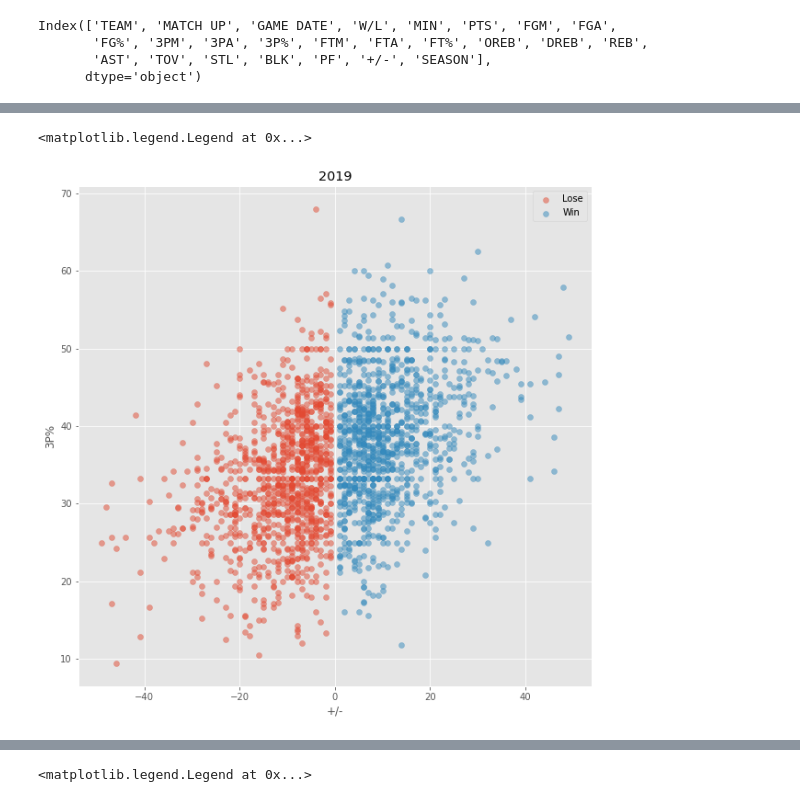
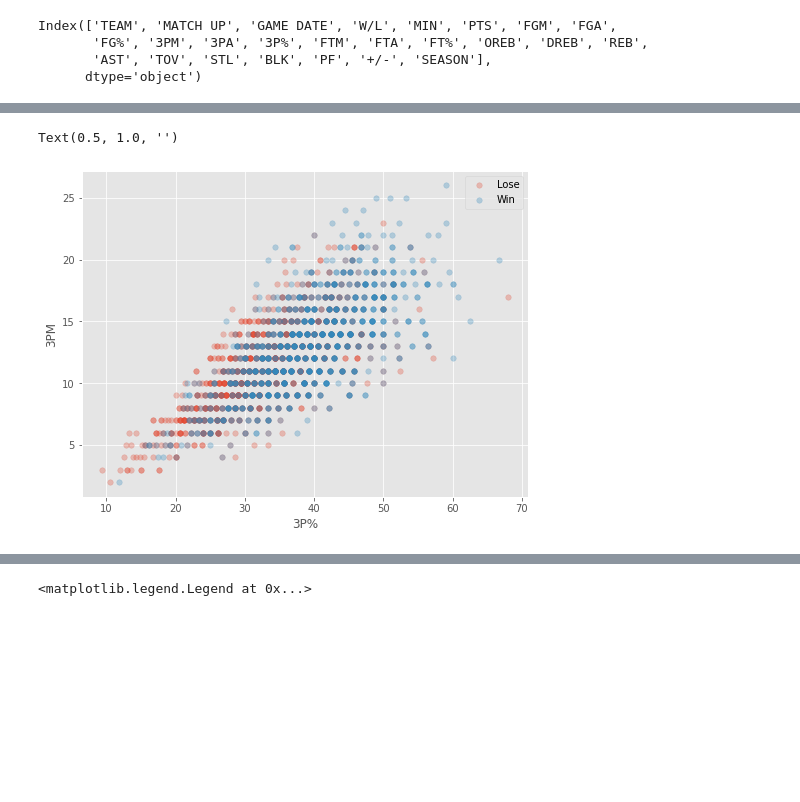
Before and after one commit to Nick-Henderson/nba-3pt-analysis, a Jupyter notebook: nba-eda.ipynb, the cells around one changed output, grey strips where cells are left out. Saved outputs shown, nothing was run; the diff lists cells and outputs as text; code cells hidden in the pictures; blank space fills up the shorter version.

Commit message:
added plots and explored data more

```diff
--- a/nba-eda.ipynb
+++ b/nba-eda.ipynb
@@ -43,3 +43,18 @@ Index(['TEAM', 'MATCH UP', 'GAME DATE', 'W/L', 'MIN', 'PTS', 'FGM', 'FGA',
        'FG%', '3PM', '3PA', '3P%', 'FTM', 'FTA', 'FT%', 'OREB', 'DREB', 'REB',
        'AST', 'TOV', 'STL', 'BLK', 'PF', '+/-', 'SEASON'],
       dtype='object')
+# %%
+# Extracting opponent
+nba['OPPONENT'] = nba['MATCH UP'].str[-3:]
+# Extracting home/away
+conditions = [
+            (nba['MATCH UP'].str[4] == 'v'),
+            (nba['MATCH UP'].str[4] == '@')
+            ]
+values = ['HOME', 'AWAY']
+nba['HOME/AWAY'] = np.select(conditions, values)
+
+#Reordering columns and excluding obsolete MATCH UP column
+nba = nba[['TEAM','HOME/AWAY','OPPONENT','GAME DATE', 'W/L', 'MIN', 'PTS', 'FGM', 'FGA',
+       'FG%', '3PM', '3PA', '3P%', 'FTM', 'FTA', 'FT%', 'OREB', 'DREB', 'REB',
+       'AST', 'TOV', 'STL', 'BLK', 'PF', '+/-', 'SEASON']]
@@ -45,0 +77,3 @@ Index(['TEAM', 'MATCH UP', 'GAME DATE', 'W/L', 'MIN', 'PTS', 'FGM', 'FGA',
+# %%
+win = nba[nba['W/L']=='W']
+lose = nba[nba['W/L']=='L']
@@ -46,20 +102,22 @@ Index(['TEAM', 'MATCH UP', 'GAME DATE', 'W/L', 'MIN', 'PTS', 'FGM', 'FGA',
 # %%
-def scatter_win_lose(col1, col2, year_list, ax):
+def scatter_win_lose(col1, col2, year_list, ax,marker_size,alpha):
     df = nba[nba['SEASON'].isin(year_list)]
     win = df[df['W/L'] == 'W']
     lose = df[df['W/L'] == 'L']
 
-    ax.scatter(lose[col1],lose[col2],label = 'Lose',alpha=0.5)
-    ax.scatter(win[col1],win[col2],label = 'Win',alpha=0.5)
+    ax.scatter(lose[col1],lose[col2],label = 'Lose',alpha=alpha,s=marker_size)
+    ax.scatter(win[col1],win[col2],label = 'Win',alpha=alpha,s=marker_size)
 
     ax.set_xlabel(col1)
     ax.set_ylabel(col2)
     ax.set_title(', '.join(map(str,year_list)))
 # %%
-fig, ax = plt.subplots(figsize=(10,10))
-scatter_win_lose('+/-','3P%',[2019],ax)
+fig, ax = plt.subplots(figsize=(8,6))
+scatter_win_lose('3P%','3PM',[2019],ax,30,0.3)
 ax.legend()
+ax.set_title('')
+#plt.savefig('plots/scatter_3p%_3pm.png')
 # %% [output]
-<matplotlib.legend.Legend at 0x...>
+Text(0.5, 1.0, '')
-[figure, old version]
+[figure, new version]
 # %%
```
Also changed, not shown: parts of 51 cells of this notebook, 17 other files.
